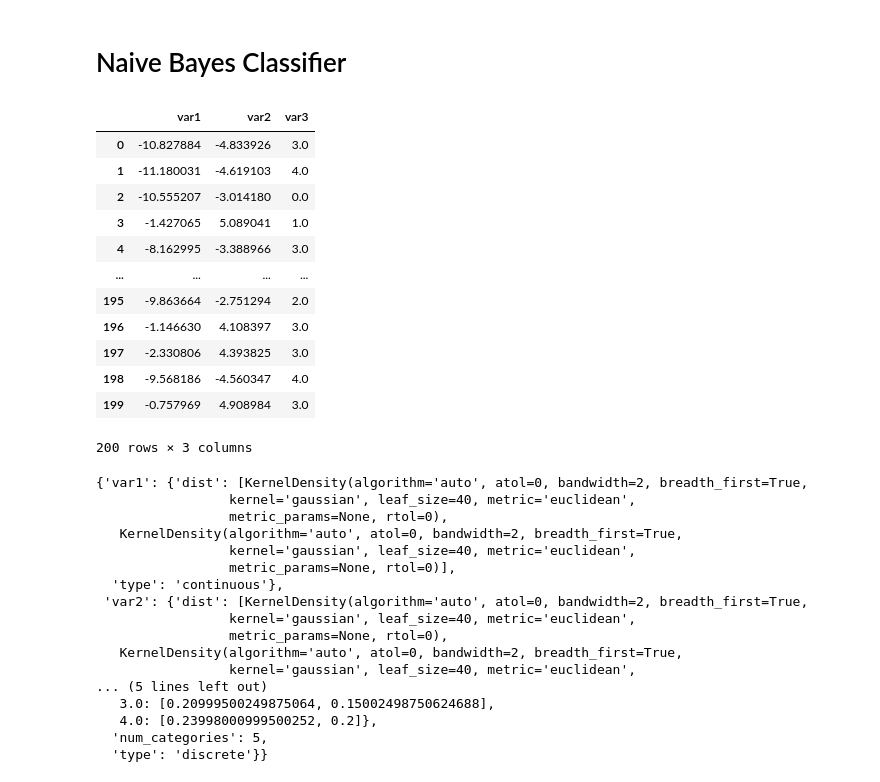
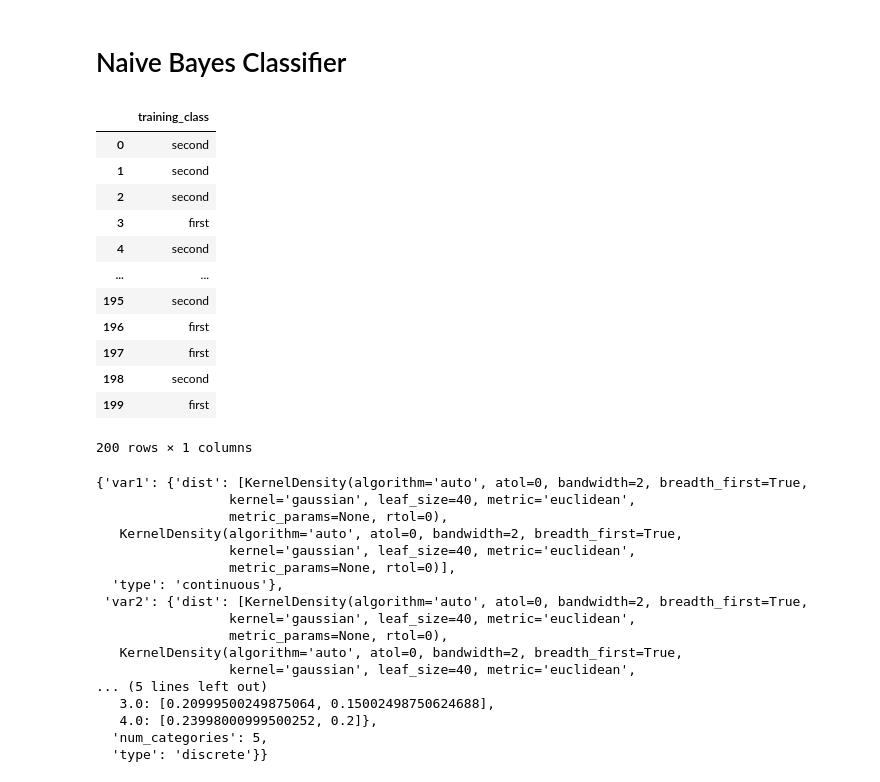
Before and after one commit to HladkyiIvan/BayesClassifiers, a Jupyter notebook: NB_Classifier.ipynb, the cells around one changed output. Cells and saved outputs as stored; diff of their text form; code cells hidden in the pictures.

```diff
--- a/NB_Classifier.ipynb
+++ b/NB_Classifier.ipynb
@@ -169,22 +178,25 @@ class NaiveBayesClassifier:
 np.random.seed(1)
 data_X = pd.DataFrame(np.append(X, np.random.randint(5, size=(200,1 )), axis = 1), columns=['var1', 'var2', 'var3'])
 data_y = pd.DataFrame(y, columns=['training_class'])
-# %%
-data_X
-# %% [output]
-|  | var1 | var2 | var3 |
-| 0 | -10.827884 | -4.833926 | 3.0 |
-| 1 | -11.180031 | -4.619103 | 4.0 |
-| 2 | -10.555207 | -3.014180 | 0.0 |
-| 3 | -1.427065 | 5.089041 | 1.0 |
-| 4 | -8.162995 | -3.388966 | 3.0 |
-| ... | ... | ... | ... |
-| 195 | -9.863664 | -2.751294 | 2.0 |
-| 196 | -1.146630 | 4.108397 | 3.0 |
-| 197 | -2.330806 | 4.393825 | 3.0 |
-| 198 | -9.568186 | -4.560347 | 4.0 |
-| 199 | -0.757969 | 4.908984 | 3.0 |
-200 rows × 3 columns
+# %%
+data_y[data_y.training_class == 0] = 'first'
+data_y[data_y.training_class == 1] = 'second'
+# %%
+data_y
+# %% [output]
+|  | training_class |
+| 0 | second |
+| 1 | second |
+| 2 | second |
+| 3 | first |
+| 4 | second |
+| ... | ... |
+| 195 | second |
+| 196 | first |
+| 197 | first |
+| 198 | second |
+| 199 | first |
+200 rows × 1 columns
 # %%
 classifier = NaiveBayesClassifier(kde_on=True)
 # %%
```
Also changed, not shown: parts of 4 cells of this notebook.
